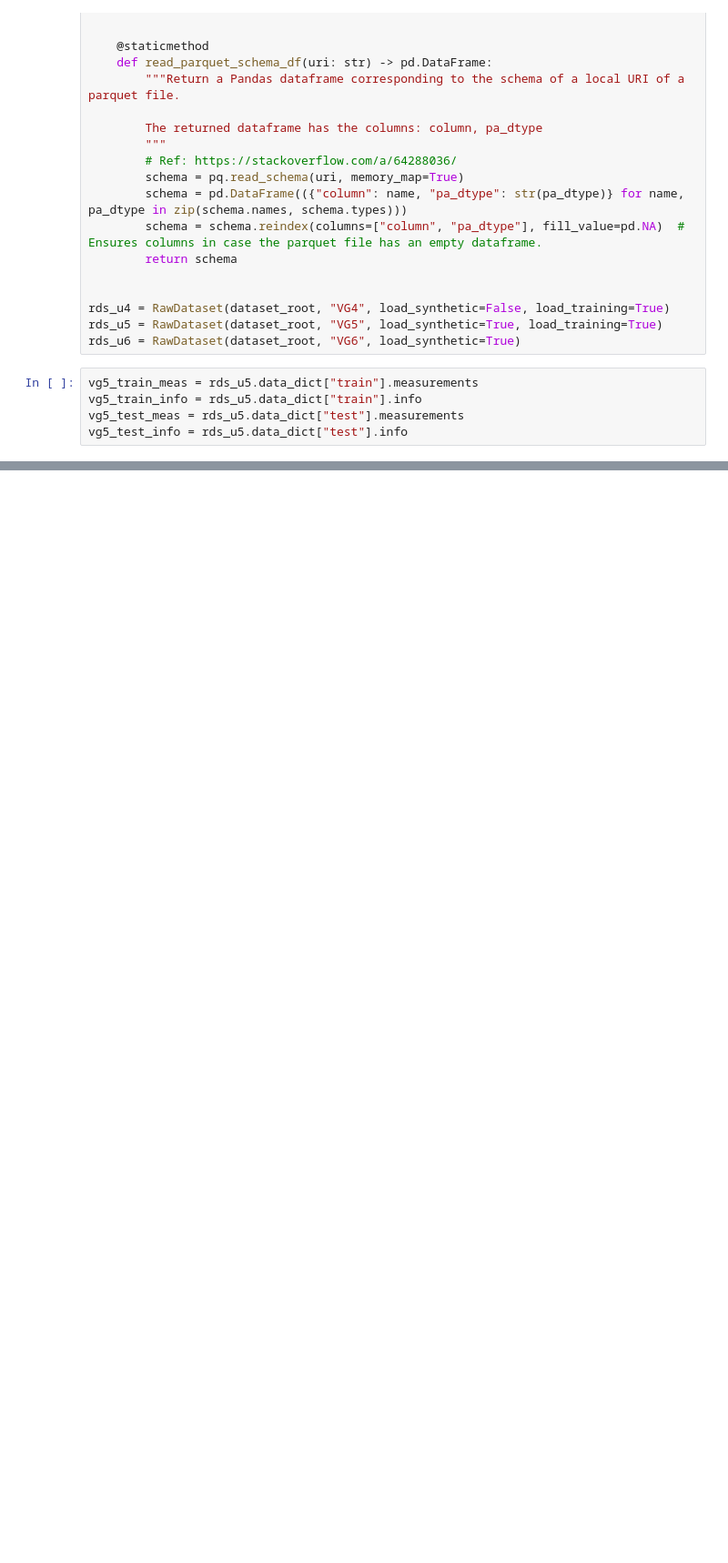
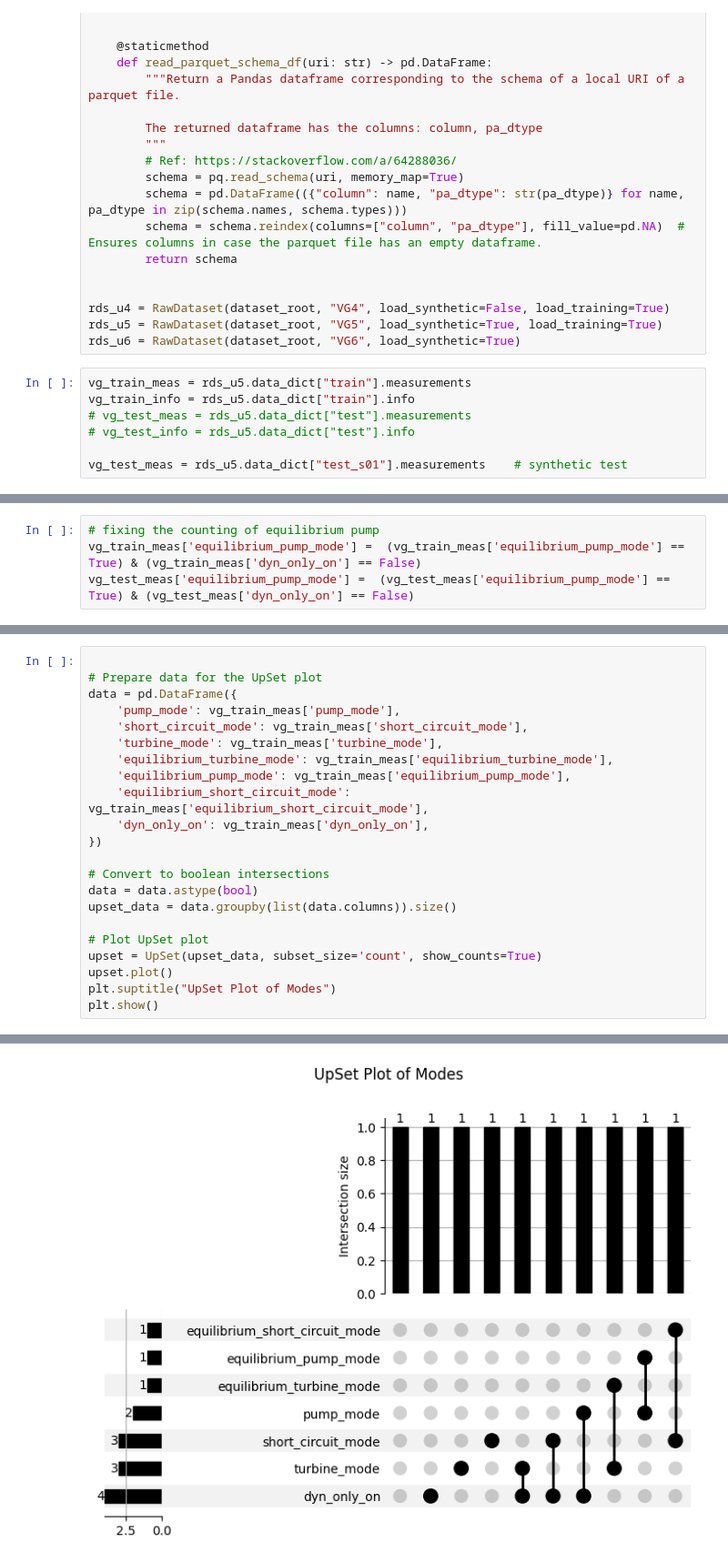
Before and after one commit to JadBh/Machine-Learning-for-Predictive-Maintenance-project, a Jupyter notebook: project_code_V1.ipynb, the cells around one changed output, grey strips where cells are left out. Shown at 91% size. Saved outputs shown, nothing was run; the diff lists cells and outputs as text; blank space fills up the shorter version.

```diff
--- a/project_code_V1.ipynb
+++ b/project_code_V1.ipynb
@@ -84,7 +87,9 @@ rds_u4 = RawDataset(dataset_root, "VG4", load_synthetic=False, load_training=Tru
 rds_u5 = RawDataset(dataset_root, "VG5", load_synthetic=True, load_training=True)
 rds_u6 = RawDataset(dataset_root, "VG6", load_synthetic=True)
 # %%
-vg5_train_meas = rds_u5.data_dict["train"].measurements
-vg5_train_info = rds_u5.data_dict["train"].info
-vg5_test_meas = rds_u5.data_dict["test"].measurements
-vg5_test_info = rds_u5.data_dict["test"].info
+vg_train_meas = rds_u5.data_dict["train"].measurements
+vg_train_info = rds_u5.data_dict["train"].info
+# vg_test_meas = rds_u5.data_dict["test"].measurements
+# vg_test_info = rds_u5.data_dict["test"].info
+
+vg_test_meas = rds_u5.data_dict["test_s01"].measurements    # synthetic test
@@ -99,0 +96,4 @@ vg5_s1_filt = vg5_s1 [ (vg5_s1['equilibrium_turbine_mode'] == True) |        # f
+# %%
+# fixing the counting of equilibrium pump
+vg_train_meas['equilibrium_pump_mode'] =  (vg_train_meas['equilibrium_pump_mode'] == True) & (vg_train_meas['dyn_only_on'] == False)
+vg_test_meas['equilibrium_pump_mode'] =  (vg_test_meas['equilibrium_pump_mode'] == True) & (vg_test_meas['dyn_only_on'] == False)
@@ -99,0 +164,23 @@ vg5_s1_filt = vg5_s1 [ (vg5_s1['equilibrium_turbine_mode'] == True) |        # f
+# %%
+
+# Prepare data for the UpSet plot
+data = pd.DataFrame({
+    'pump_mode': vg_train_meas['pump_mode'],
+    'short_circuit_mode': vg_train_meas['short_circuit_mode'],
+    'turbine_mode': vg_train_meas['turbine_mode'],
+    'equilibrium_turbine_mode': vg_train_meas['equilibrium_turbine_mode'],
+    'equilibrium_pump_mode': vg_train_meas['equilibrium_pump_mode'],
+    'equilibrium_short_circuit_mode': vg_train_meas['equilibrium_short_circuit_mode'],
+    'dyn_only_on': vg_train_meas['dyn_only_on'],
+})
+
+# Convert to boolean intersections
+data = data.astype(bool)
+upset_data = data.groupby(list(data.columns)).size()
+
+# Plot UpSet plot
+upset = UpSet(upset_data, subset_size='count', show_counts=True)
+upset.plot()
+plt.suptitle("UpSet Plot of Modes")
+plt.show()
+# %% [output]
@@ -99,0 +204 @@ vg5_s1_filt = vg5_s1 [ (vg5_s1['equilibrium_turbine_mode'] == True) |        # f
+[figure, added]
```
Also changed, not shown: parts of 51 cells of this notebook.
